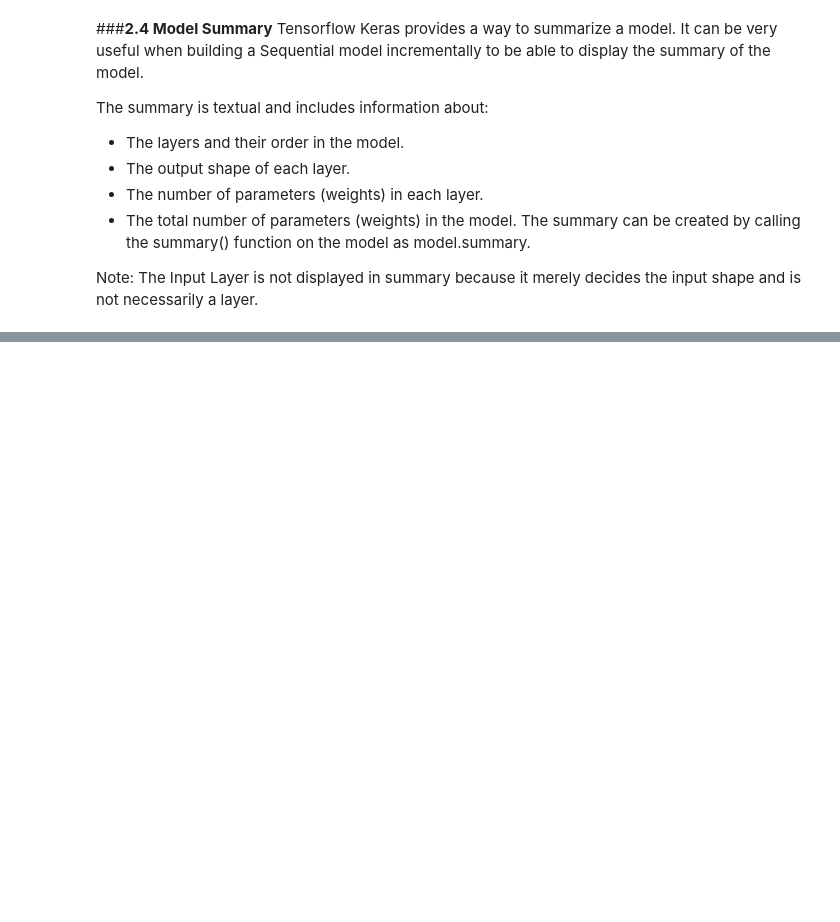
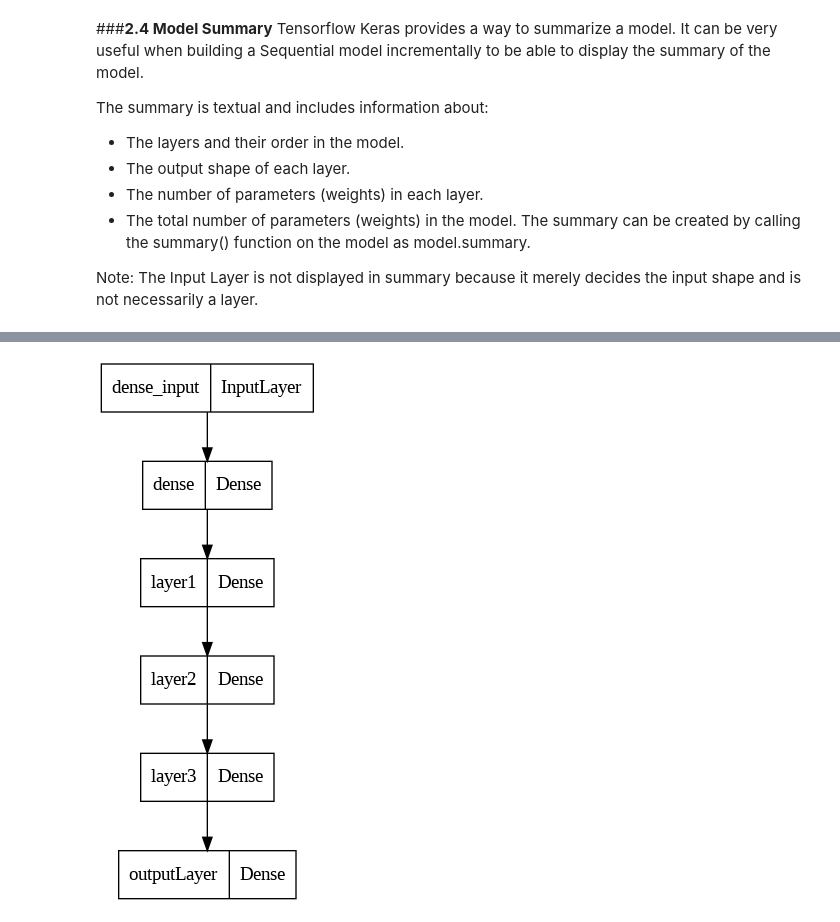
Before and after one commit to JoseLuisBarba/deepLearning, a Jupyter notebook: buildingdlmodel.ipynb, the cells around one changed output, grey strips where cells are left out. Cells and saved outputs as stored; diff of their text form; code cells hidden in the pictures; blank space fills up the shorter version.

```diff
--- a/buildingdlmodel.ipynb
+++ b/buildingdlmodel.ipynb
@@ -88,0 +127,9 @@ Note: The Input Layer is not displayed in summary because it merely decides the
+# %%
+# example of a model defined with the sequential api
+# define the model
+model = Sequential()
+model.add(layers.Dense(10, input_shape=(8,)))
+model.add(layers.Dense(2, activation='relu', name='layer1'))
+model.add(layers.Dense(3, activation='relu', name='layer2'))
+model.add(layers.Dense(4, activation='relu', name='layer3'))
+model.add(layers.Dense(1,name='outputLayer'))
@@ -88,0 +158,5 @@ Note: The Input Layer is not displayed in summary because it merely decides the
+# %%
+
+plot_model(model)
+# %% [output]
+[figure, added]
```
Also changed, not shown: parts of 8 cells of this notebook.
